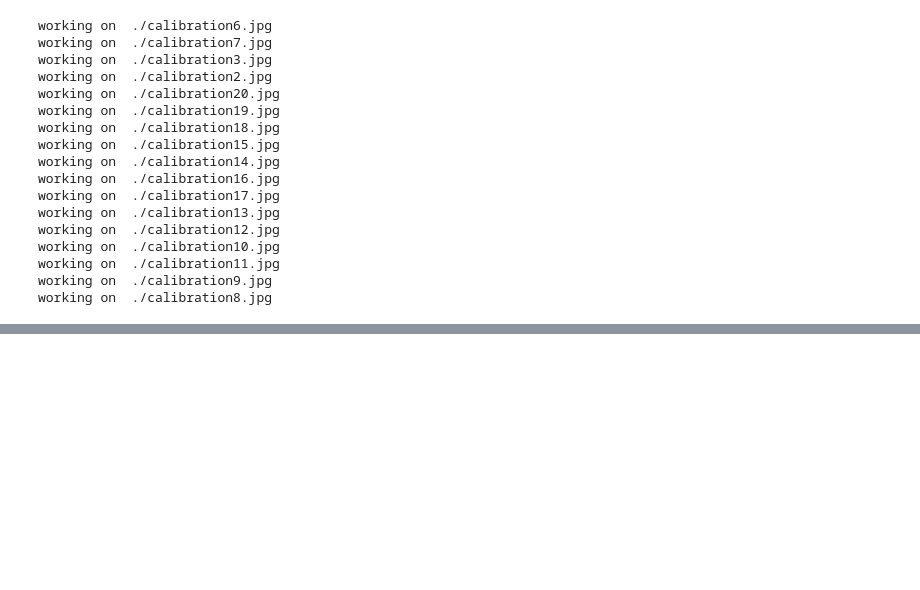
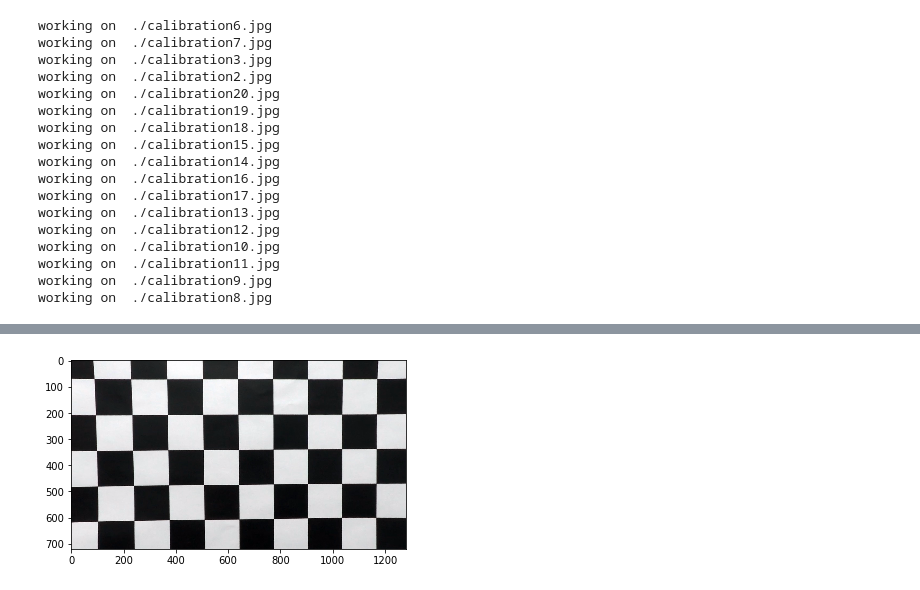
Before and after one commit to clockworks/nd-carnd-advanced-lane-lines-p4, a Jupyter notebook: camera_cal/cam_cal.ipynb, the cells around one changed output, grey strips where cells are left out. Cells and saved outputs as stored; diff of their text form; code cells hidden in the pictures; blank space fills up the shorter version.

```diff
--- a/camera_cal/cam_cal.ipynb
+++ b/camera_cal/cam_cal.ipynb
@@ -68,0 +75,7 @@ working on  ./calibration8.jpg
+# %%
+import matplotlib.pyplot as plt
+dst = cv2.undistort(img, mtx, dist, None, mtx)
+plt.imshow(dst)
+plt.show()
+# %% [output]
+[figure, added]
```
Also changed, not shown: parts of 1 cell of this notebook.
